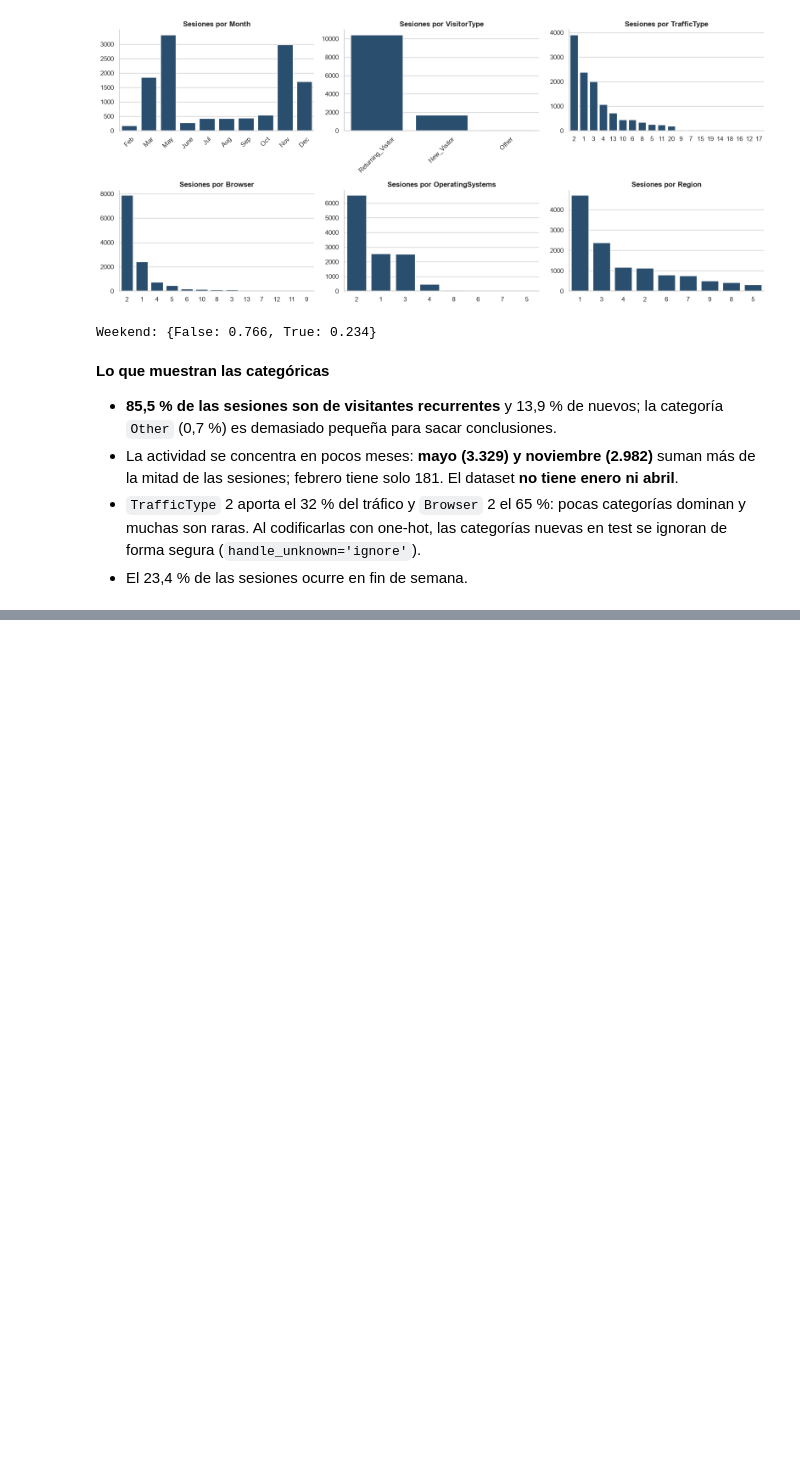
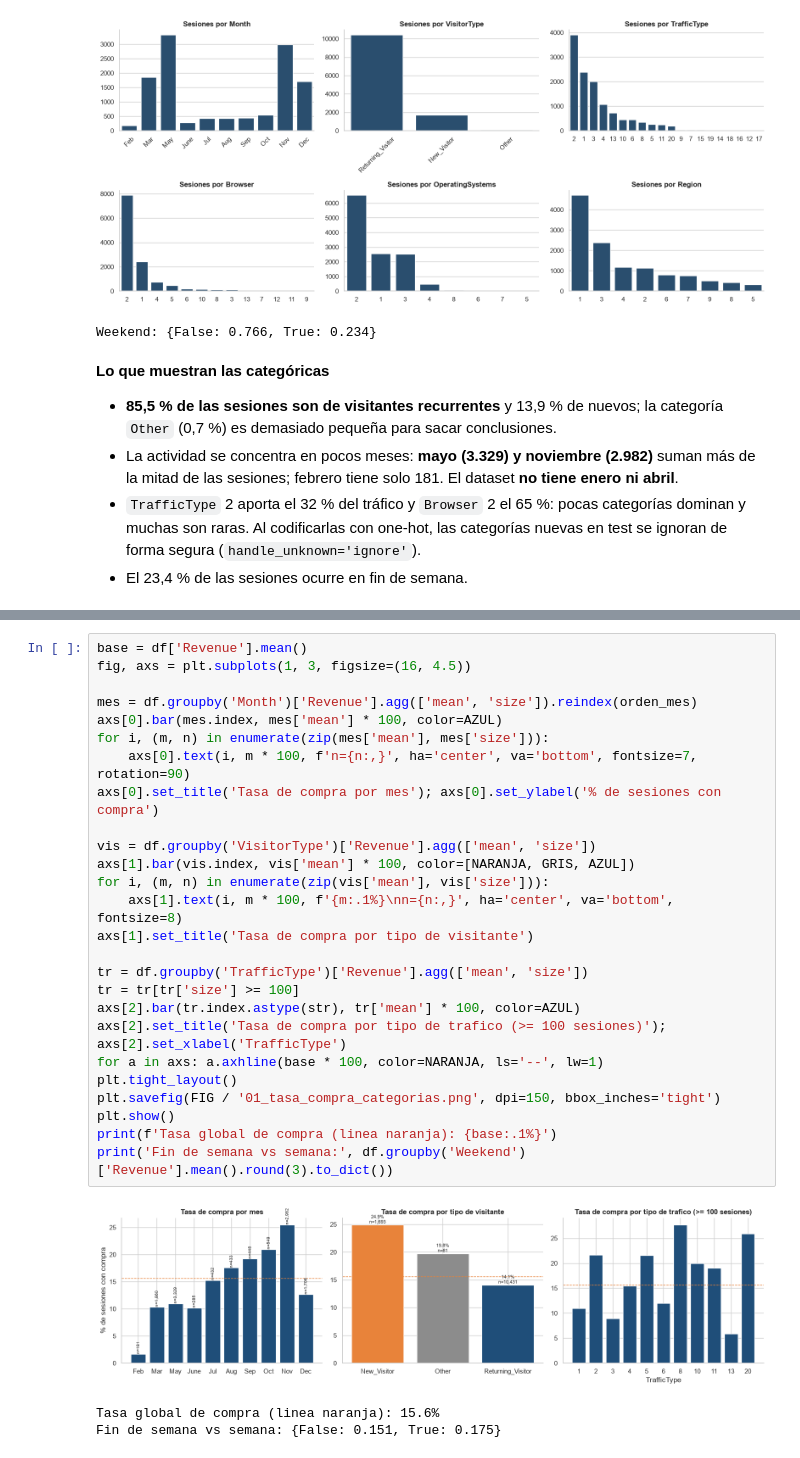
Before and after one commit to Xantyagoh/grupo3-ml-intencion-compra, a Jupyter notebook: evaluacion 4/notebooks/01_problema_y_eda.ipynb, the cells around one changed output, grey strips where cells are left out. Drawn from its saved outputs; the diff is of its cells as text; blank space fills up the shorter version.

Commit message:
eda: analisis bivariado contra Revenue, correlaciones, multicolinealidad y hallazgos para el modelado

```diff
--- a/evaluacion 4/notebooks/01_problema_y_eda.ipynb
+++ b/evaluacion 4/notebooks/01_problema_y_eda.ipynb
@@ -320,0 +326,30 @@ Weekend: {False: 0.766, True: 0.234}
+# %%
+base = df['Revenue'].mean()
+fig, axs = plt.subplots(1, 3, figsize=(16, 4.5))
+
+mes = df.groupby('Month')['Revenue'].agg(['mean', 'size']).reindex(orden_mes)
+axs[0].bar(mes.index, mes['mean'] * 100, color=AZUL)
+for i, (m, n) in enumerate(zip(mes['mean'], mes['size'])):
+    axs[0].text(i, m * 100, f'n={n:,}', ha='center', va='bottom', fontsize=7, rotation=90)
+axs[0].set_title('Tasa de compra por mes'); axs[0].set_ylabel('% de sesiones con compra')
+
+vis = df.groupby('VisitorType')['Revenue'].agg(['mean', 'size'])
+axs[1].bar(vis.index, vis['mean'] * 100, color=[NARANJA, GRIS, AZUL])
+for i, (m, n) in enumerate(zip(vis['mean'], vis['size'])):
+    axs[1].text(i, m * 100, f'{m:.1%}\nn={n:,}', ha='center', va='bottom', fontsize=8)
+axs[1].set_title('Tasa de compra por tipo de visitante')
+
+tr = df.groupby('TrafficType')['Revenue'].agg(['mean', 'size'])
+tr = tr[tr['size'] >= 100]
+axs[2].bar(tr.index.astype(str), tr['mean'] * 100, color=AZUL)
+axs[2].set_title('Tasa de compra por tipo de trafico (>= 100 sesiones)'); axs[2].set_xlabel('TrafficType')
+for a in axs: a.axhline(base * 100, color=NARANJA, ls='--', lw=1)
+plt.tight_layout()
+plt.savefig(FIG / '01_tasa_compra_categorias.png', dpi=150, bbox_inches='tight')
+plt.show()
+print(f'Tasa global de compra (linea naranja): {base:.1%}')
+print('Fin de semana vs semana:', df.groupby('Weekend')['Revenue'].mean().round(3).to_dict())
+# %% [output]
+[figure, added]
+Tasa global de compra (linea naranja): 15.6%
+Fin de semana vs semana: {False: 0.151, True: 0.175}
```
Also changed, not shown: parts of 9 cells of this notebook, 3 other files.
